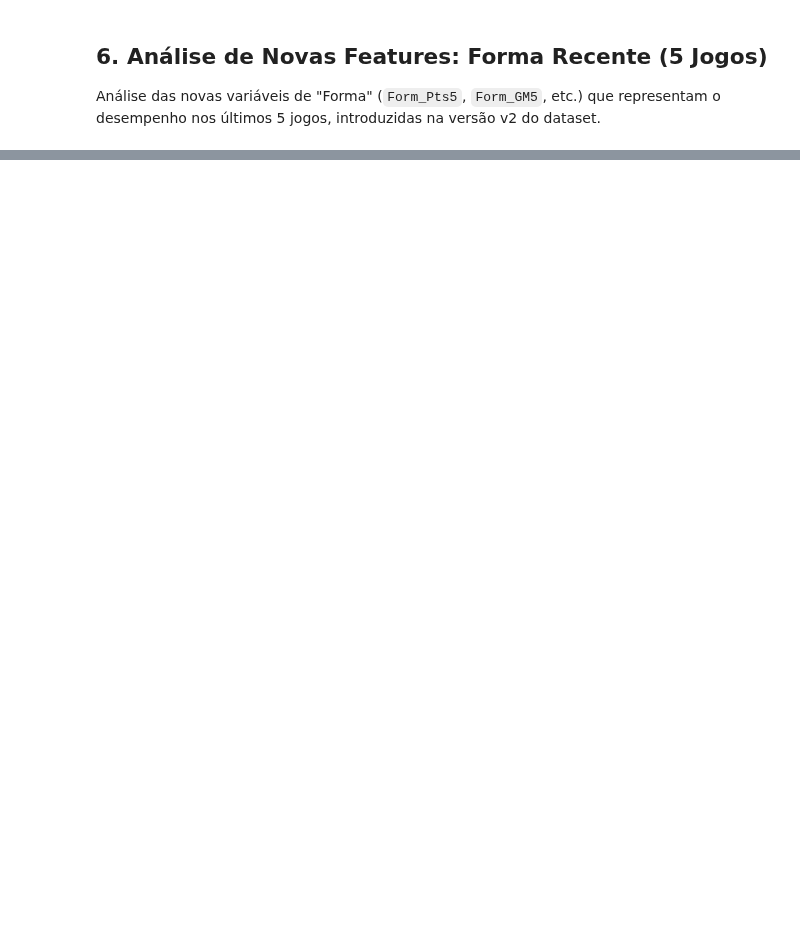
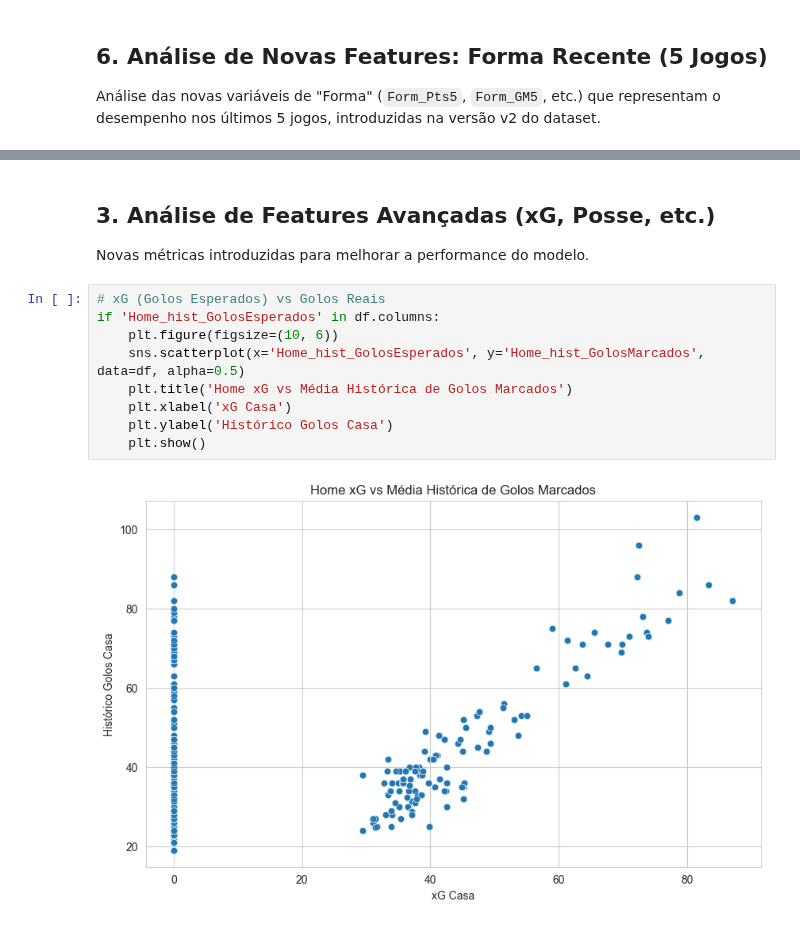
Before and after one commit to Didass7/PrimeiraLiga-ModelPredicter, a Jupyter notebook: Notebooks/EDA_Relatorio.ipynb, the cells around one changed output, grey strips where cells are left out. Cells and saved outputs as stored; diff of their text form; blank space fills up the shorter version.

Commit message:
feat: add balanced XGBoost modeling notebook and exploratory data analysis report

```diff
--- a/Notebooks/EDA_Relatorio.ipynb
+++ b/Notebooks/EDA_Relatorio.ipynb
@@ -170,0 +209,14 @@ if vars_present:
+# %% [markdown]
+## 3. Análise de Features Avançadas (xG, Posse, etc.)
+Novas métricas introduzidas para melhorar a performance do modelo.
+# %%
+# xG (Golos Esperados) vs Golos Reais
+if 'Home_hist_GolosEsperados' in df.columns:
+    plt.figure(figsize=(10, 6))
+    sns.scatterplot(x='Home_hist_GolosEsperados', y='Home_hist_GolosMarcados', data=df, alpha=0.5)
+    plt.title('Home xG vs Média Histórica de Golos Marcados')
+    plt.xlabel('xG Casa')
+    plt.ylabel('Histórico Golos Casa')
+    plt.show()
+# %% [output]
+[figure, added]
```
Also changed, not shown: parts of 12 cells of this notebook, 1 other file.
